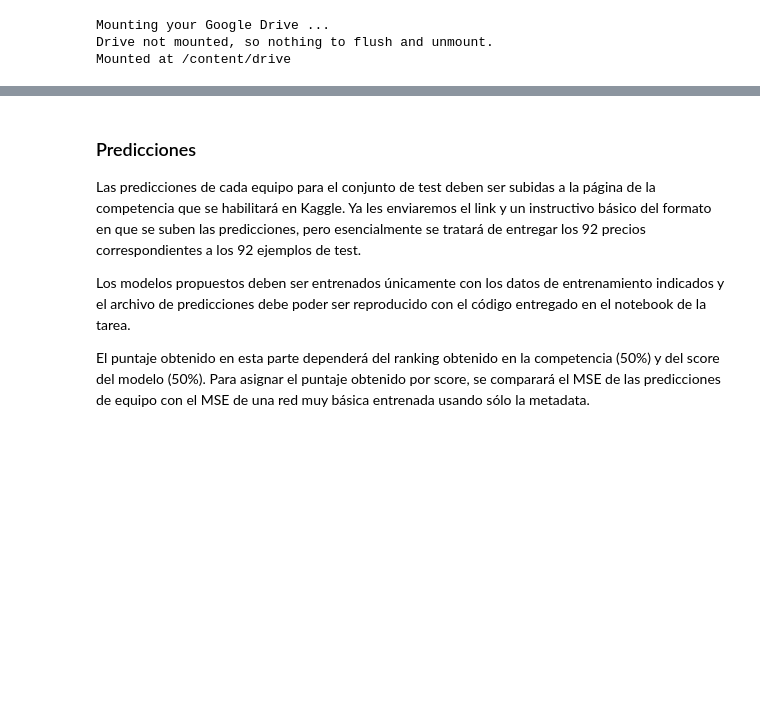
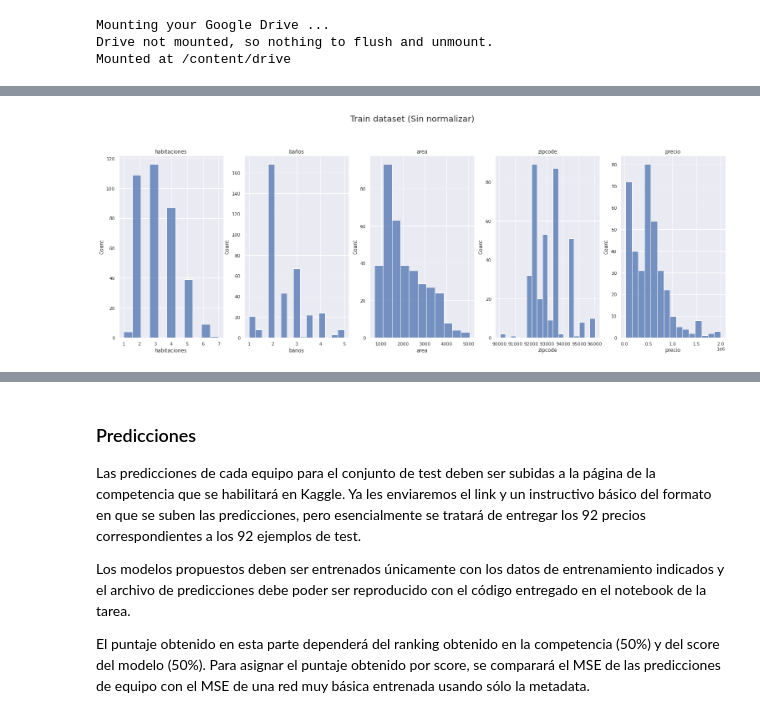
Before and after one commit to jean18/INF395, a Jupyter notebook: Tarea1/ANN_2021_1_Taller1.ipynb, the cells around one changed output, grey strips where cells are left out. Saved outputs shown, nothing was run; the diff lists cells and outputs as text; code cells hidden in the pictures; blank space fills up the shorter version.

```diff
--- a/Tarea1/ANN_2021_1_Taller1.ipynb
+++ b/Tarea1/ANN_2021_1_Taller1.ipynb
@@ -142,0 +279,39 @@ dataset = pd.concat([data_train, data_test])
+# %%
+def remove_outliers(df, columns):
+
+  for column in columns:
+
+    q1 = df[column].quantile(0.25)
+    q3 = df[column].quantile(0.75)
+    iqr = q3 - q1
+    lower = q1 - 3 * iqr
+    upper = q3 + 3 * iqr
+
+    df = df[(df[column] > lower) & (df[column] < upper)]
+
+  return df
+# %%
+columns = ['habitaciones', 'banos', 'area', 'zipcode', 'precio']
+data_train = remove_outliers(data_train, columns)
+# %%
+fig, (ax1, ax2, ax3, ax4, ax5) = plt.subplots(nrows=1, ncols=5, figsize=(26, 8))
+fig.suptitle('Train dataset (Sin normalizar)', fontsize=20, y=1.05)
+
+sns.histplot(data=data_train, x='habitaciones', ax=ax1)
+ax1.set_title('habitaciones')
+
+sns.histplot(data=data_train, x='banos', ax=ax2)
+ax2.set_title('baños')
+
+sns.histplot(data=data_train, x='area', ax=ax3)
+ax3.set_title('area')
+
+sns.histplot(data=data_train, x='zipcode', ax=ax4)
+ax4.set_title('zipcode')
+
+sns.histplot(data=data_train, x='precio', ax=ax5)
+ax5.set_title('precio')
+
+plt.show()
+# %% [output]
+[figure, added]
```
Also changed, not shown: parts of 83 cells of this notebook.
